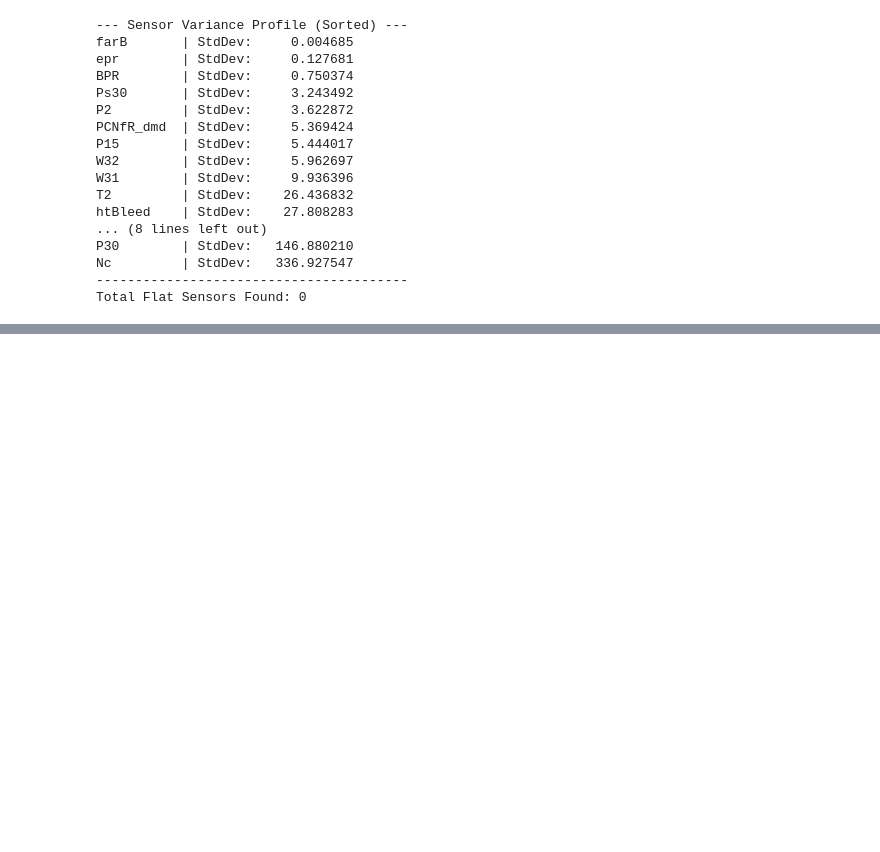
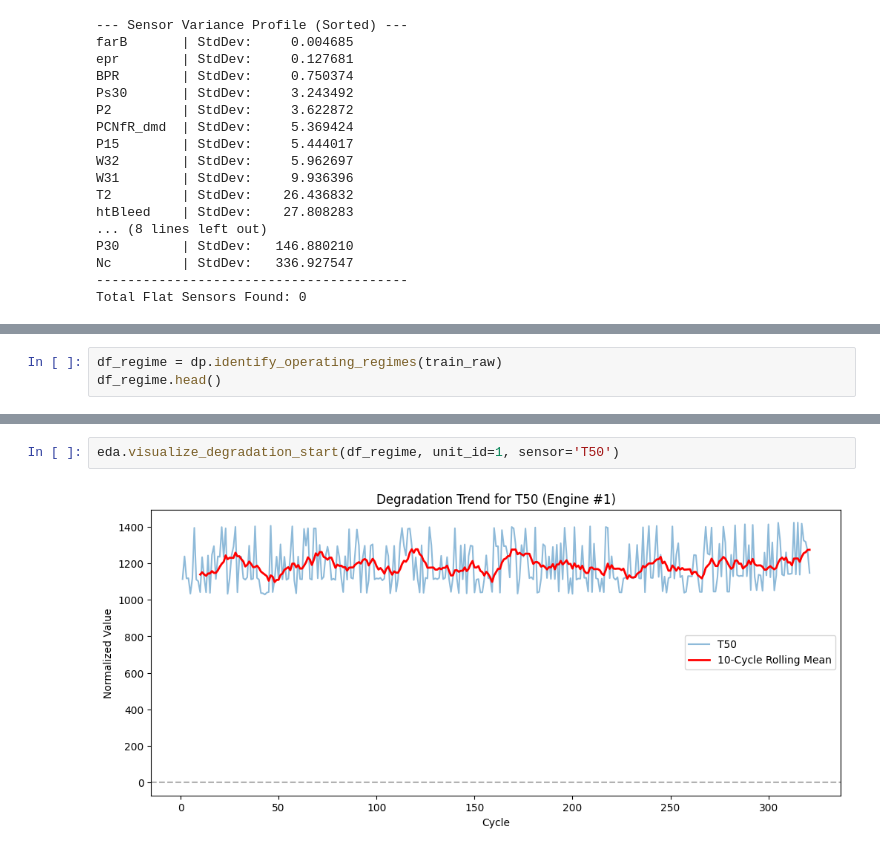
Before and after one commit to borgaonkarjui/survival_analysis_cmapss, a Jupyter notebook: notebooks/exploratory_data_analysis.ipynb, the cells around one changed output, grey strips where cells are left out. Cells and saved outputs as stored; diff of their text form; blank space fills up the shorter version.

Commit message:
Intermediate stage data processing and degradation curve visualizations for sensor T50 for engine 1

```diff
--- a/notebooks/exploratory_data_analysis.ipynb
+++ b/notebooks/exploratory_data_analysis.ipynb
@@ -184,0 +189,3 @@ Total Flat Sensors Found: 0
+# %%
+df_regime = dp.identify_operating_regimes(train_raw)
+df_regime.head()
@@ -184,0 +201,4 @@ Total Flat Sensors Found: 0
+# %%
+eda.visualize_degradation_start(df_regime, unit_id=1, sensor='T50')
+# %% [output]
+[figure, added]
```
Also changed, not shown: parts of 6 cells of this notebook.
